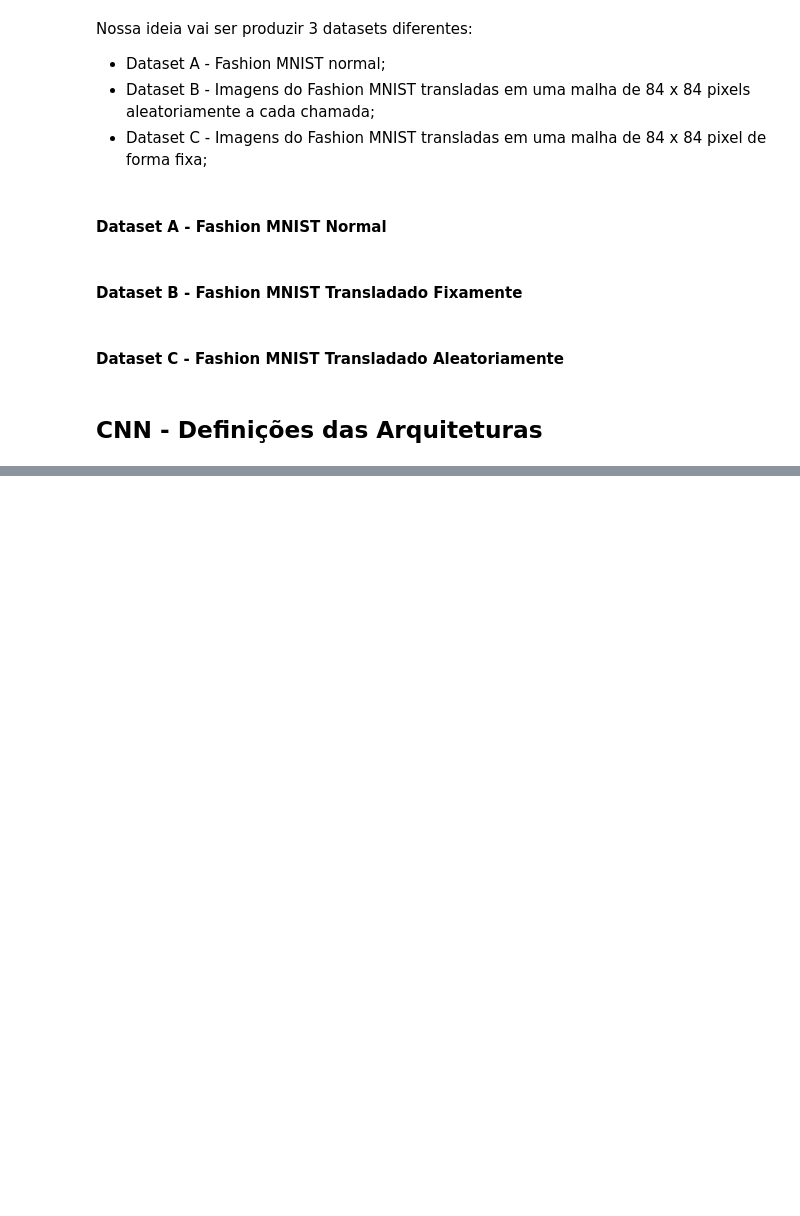
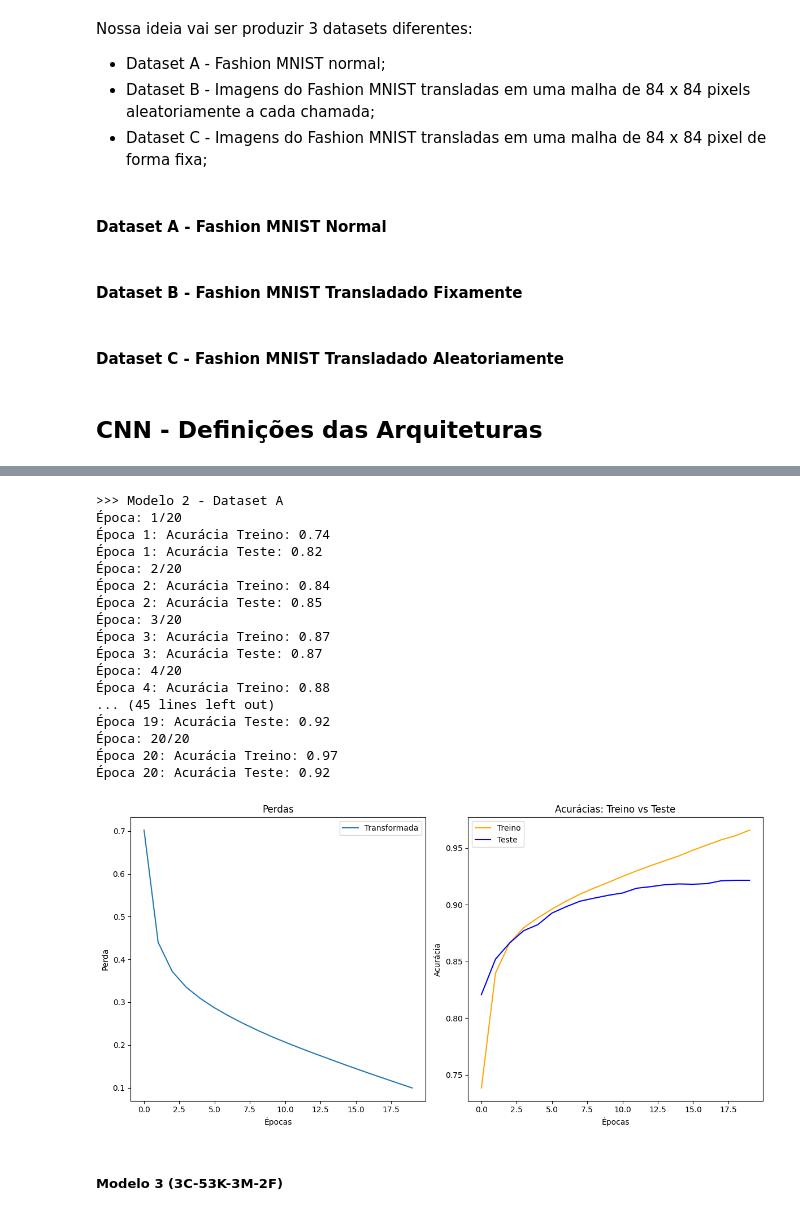
Before and after one commit to Od4ir/ML-Convolutional_Neural_Network, a Jupyter notebook: CNN.ipynb, the cells around one changed output, grey strips where cells are left out. Cells and saved outputs as stored; diff of their text form; code cells hidden in the pictures; blank space fills up the shorter version.

```diff
--- a/CNN.ipynb
+++ b/CNN.ipynb
@@ -348,0 +335,29 @@ EPOCA 10/10
+# %%
+modelo_2_a = CNN_Model_2(28, 10).to('cuda')
+otimizador = torch.optim.Adam(modelo_2_a.parameters(), lr=0.0001)
+perda = nn.CrossEntropyLoss()
+# %%
+print('>>> Modelo 2 - Dataset A')
+lista_perdas_2_A, acuracias_teste_2_A, acuracias_treino_2_A = treino(modelo_2_a, otimizador, perda, treino_loader_A, teste_loader_A, num_epocas=20)
+plot_side_by_side(lista_perdas_2_A, acuracias_treino_2_A, acuracias_teste_2_A)
+# %% [output]
+>>> Modelo 2 - Dataset A
+Época: 1/20
+Época 1: Acurácia Treino: 0.74
+Época 1: Acurácia Teste: 0.82
+Época: 2/20
+Época 2: Acurácia Treino: 0.84
+Época 2: Acurácia Teste: 0.85
+Época: 3/20
+Época 3: Acurácia Treino: 0.87
+Época 3: Acurácia Teste: 0.87
+Época: 4/20
+Época 4: Acurácia Treino: 0.88
+... (45 lines left out)
+Época 19: Acurácia Teste: 0.92
+Época: 20/20
+Época 20: Acurácia Treino: 0.97
+Época 20: Acurácia Teste: 0.92
+[figure, added]
+# %% [markdown]
+##### Modelo 3 (3C-53K-3M-2F)
```
Also changed, not shown: parts of 58 cells of this notebook, 1 other file.
